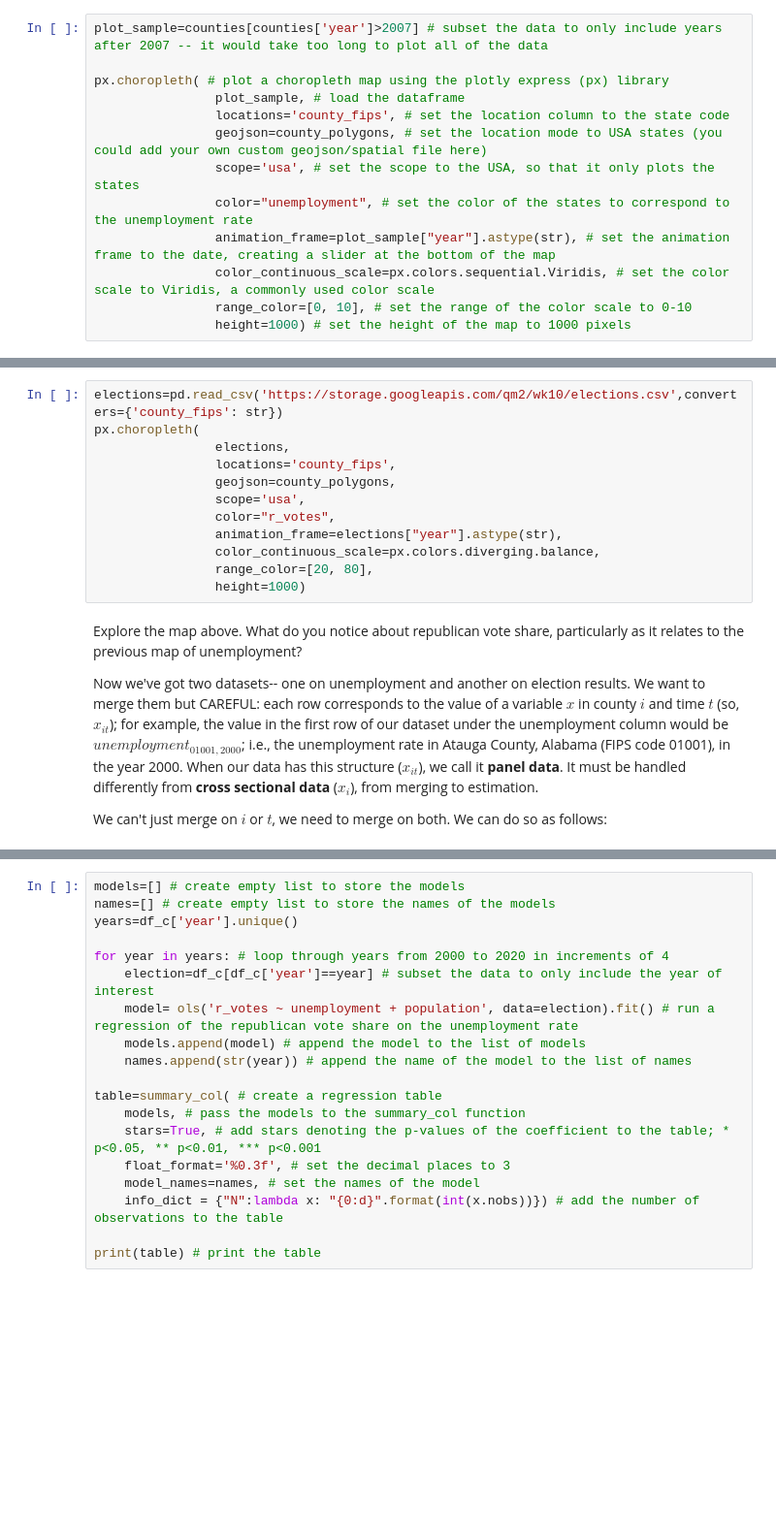
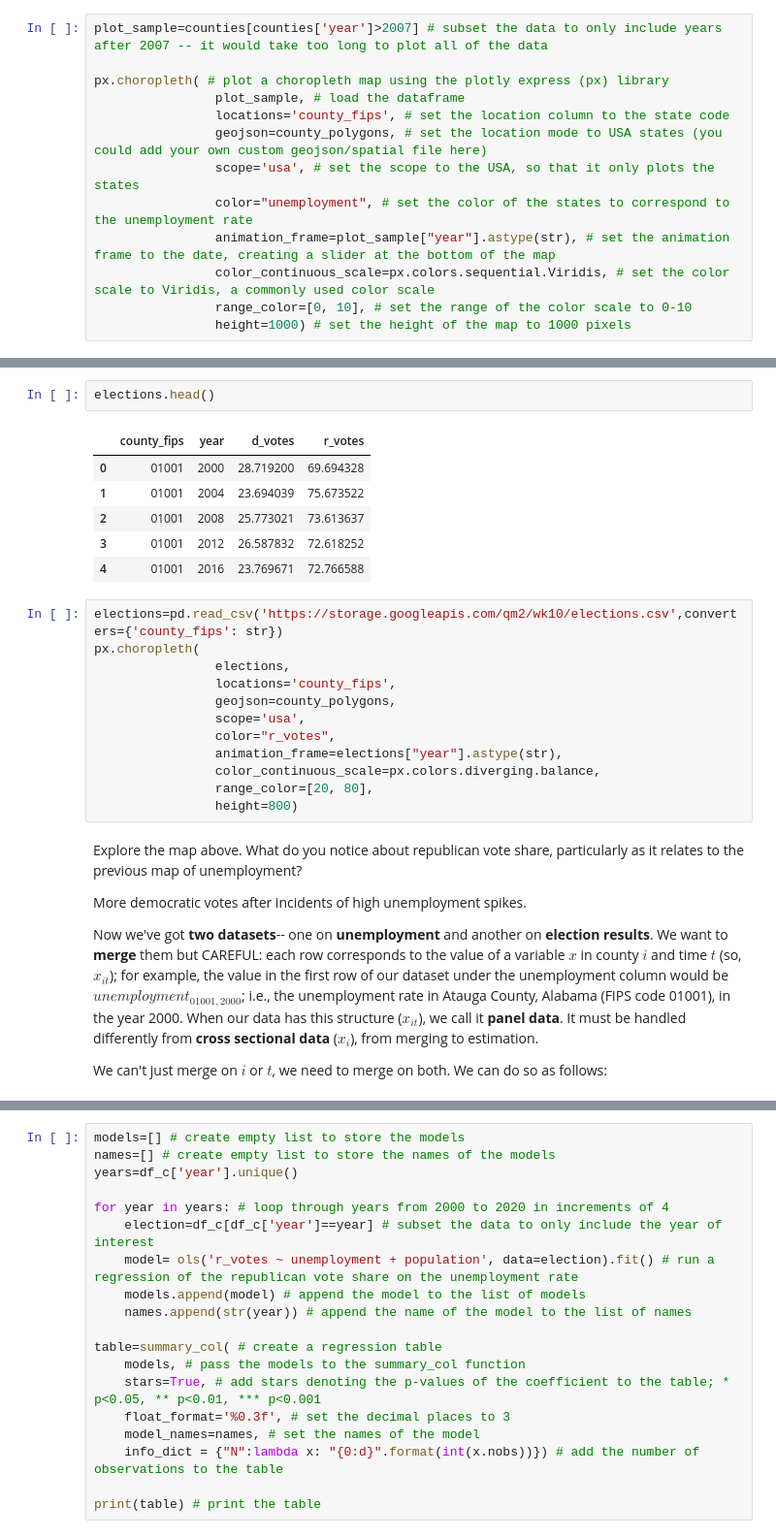
Before and after one commit to awenroberts/QM2, a Jupyter notebook: Copy_of_W9_Distributions_and_Basic_Statistics.ipynb, the cells around one changed output, grey strips where cells are left out. Shown at 97% size. Saved outputs shown, nothing was run; the diff lists cells and outputs as text; blank space fills up the shorter version.

```diff
--- a/Copy_of_W9_Distributions_and_Basic_Statistics.ipynb
+++ b/Copy_of_W9_Distributions_and_Basic_Statistics.ipynb
@@ -72,3 +93,12 @@ Now we're going to do the same thing for the elections data, which I've taken th
+# %%
+elections.head()
+# %% [output]
+|  | county_fips | year | d_votes | r_votes |
+| 0 | 01001 | 2000 | 28.719200 | 69.694328 |
+| 1 | 01001 | 2004 | 23.694039 | 75.673522 |
+| 2 | 01001 | 2008 | 25.773021 | 73.613637 |
+| 3 | 01001 | 2012 | 26.587832 | 72.618252 |
+| 4 | 01001 | 2016 | 23.769671 | 72.766588 |
 # %%
 elections=pd.read_csv('https://storage.googleapis.com/qm2/wk10/elections.csv',converters={'county_fips': str})
 px.choropleth(
@@ -80,11 +110,13 @@ px.choropleth(
                 animation_frame=elections["year"].astype(str),
                 color_continuous_scale=px.colors.diverging.balance,
                 range_color=[20, 80],
-                height=1000)
+                height=800)
 # %% [markdown]
 Explore the map above. What do you notice about republican vote share, particularly as it relates to the previous map of unemployment?
 
-Now we've got two datasets-- one on unemployment and another on election results. We want to merge them but CAREFUL: each row corresponds to the value of a variable $x$ in county $i$ and time $t$ (so, $x_{it}$); for example, the value in the first row of our dataset under the unemployment column would be $unemployment_{01001, 2000}$; i.e., the unemployment rate in Atauga County, Alabama (FIPS code 01001), in the year 2000. When our data has this structure ($x_{it}$), we call it **panel data**. It must be handled differently from **cross sectional data** ($x_i$), from merging to estimation.
+More democratic votes after incidents of high unemployment spikes.
+
+Now we've got **two datasets**-- one on **unemployment** and another on **election results**. We want to **merge** them but CAREFUL: each row corresponds to the value of a variable $x$ in county $i$ and time $t$ (so, $x_{it}$); for example, the value in the first row of our dataset under the unemployment column would be $unemployment_{01001, 2000}$; i.e., the unemployment rate in Atauga County, Alabama (FIPS code 01001), in the year 2000. When our data has this structure ($x_{it}$), we call it **panel data**. It must be handled differently from **cross sectional data** ($x_i$), from merging to estimation.
 
 We can't just merge on $i$ or $t$, we need to merge on both. We can do so as follows:
 # %%
```
Also changed, not shown: parts of 7 cells of this notebook.
